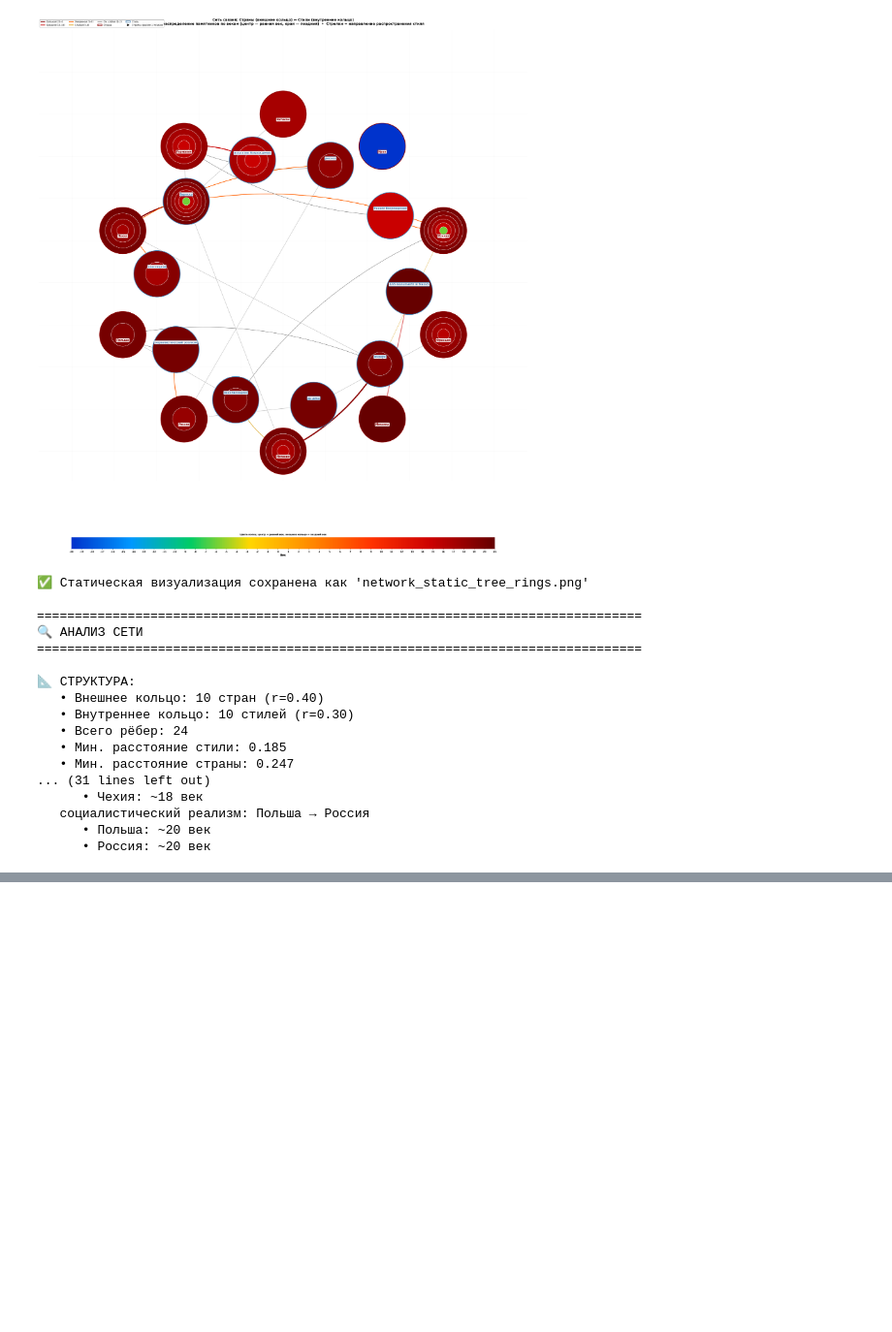
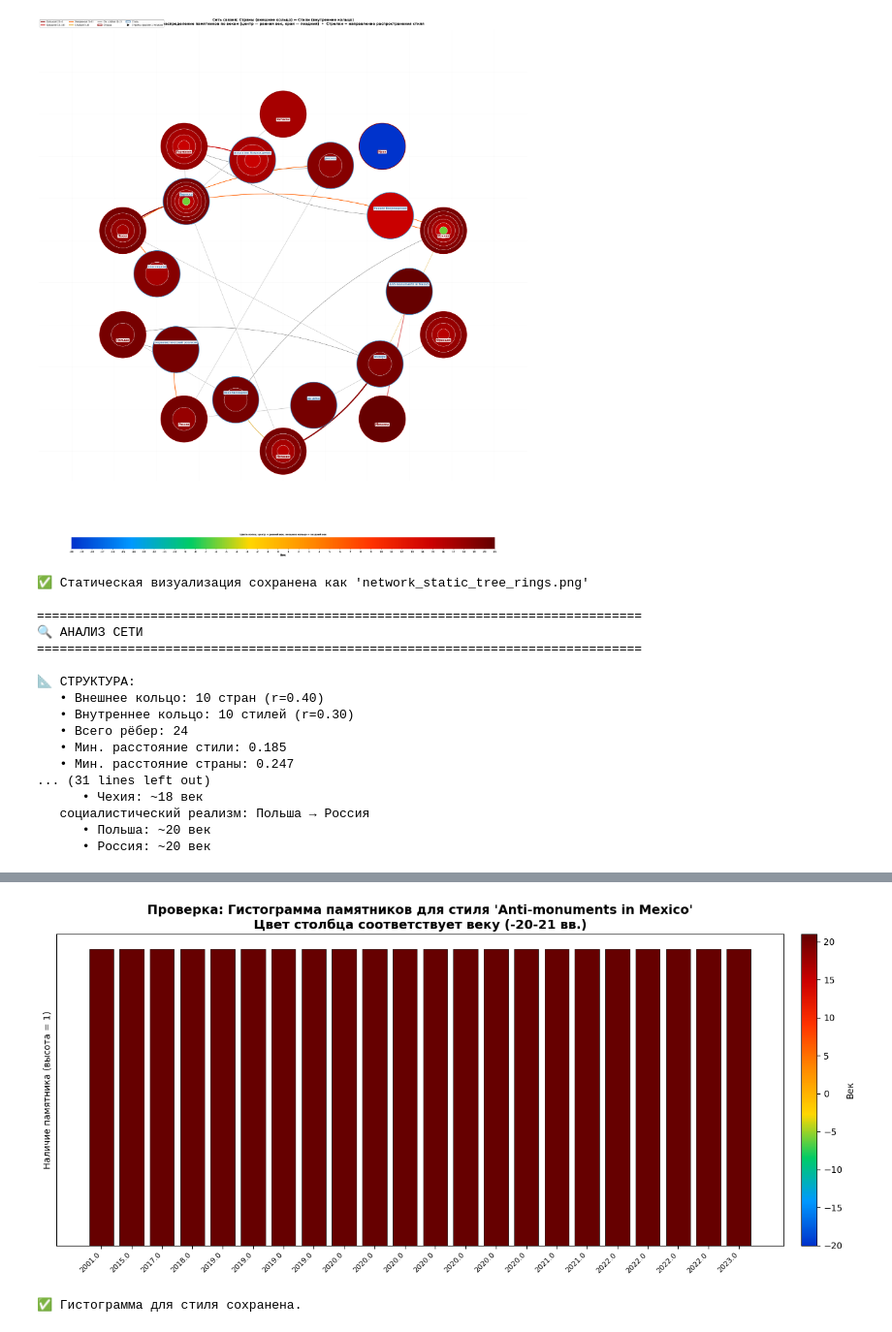
Before and after one commit to dasha3000/python-ai-Evdokimova-Daria, a Jupyter notebook: notebooks/vizu_country_monument_network.ipynb, the cells around one changed output, grey strips where cells are left out. Shown at 97% size. Saved outputs shown, nothing was run; the diff lists cells and outputs as text; code cells hidden in the pictures; blank space fills up the shorter version.

```diff
--- a/notebooks/vizu_country_monument_network.ipynb
+++ b/notebooks/vizu_country_monument_network.ipynb
@@ -1554,0 +1558,78 @@ for style, dir_info in style_directions.items():
+# %%
+# ============================================================
+# ПРОВЕРОЧНЫЙ БЛОК ПО ЗАДАНИЮ:
+# Гистограммы для проверки цветовой шкалы для одного стиля и одной страны
+# ============================================================
+
+import matplotlib.pyplot as plt
+import matplotlib.colors as mcolors
+import pandas as pd
+import numpy as np
+import warnings
+warnings.filterwarnings('ignore')
+
+# Убедимся, что у нас есть данные с датами и определена функция расчета века
+# (Предполагаем, что предыдущие ячейки уже выполнены и переменные,
+# такие как df_dates, extract_century, min_century, max_century, cmap - существуют)
+
+print("\n" + "="*80)
+print("🧪 НАЧИНАЕМ ПРОВЕРКУ: Гистограммы для одной страны и одного стиля")
+print("="*80)
+
+# --------------------------
+# 1. ПРОВЕРКА ДЛЯ СТИЛЯ: Антипамятники Мексики
+# --------------------------
+style_to_check = "Anti-monuments in Mexico" # Используем имя из вашего задания
+
+# Фильтруем данные для этого стиля
+style_data = df_dates[df_dates['style'] == style_to_check].copy()
+
+if not style_data.empty:
+    # Группируем и сортируем по дате
+    dates_sorted = style_data.sort_values(by='date')
+
+    print(f"\n🎨 СТИЛЬ: {style_to_check}")
+    print(f"📊 Всего памятников: {len(dates_sorted)}")
+    print("📅 Даты всех памятников, упорядоченные по времени:")
+    for i, (_, row) in enumerate(dates_sorted.iterrows(), 1):
+        print(f"   {i:3}. Дата: {row['date']:6} | Век: {row['century']:2} | Памятник: {row['monument']}")
+
+    # Строим гистограмму
+    fig, ax = plt.subplots(figsize=(14, 6))
+
+    # Сортируем для графика по году
+    style_data_sorted = style_data.sort_values(by='date')
+
+    # Создаем столбцы: индекс - год, высота - 1
+    years = style_data_sorted['date'].values
+    counts = np.ones(len(years)) # Каждый столбец высотой в 1 памятник
+
+    # Определяем цвета для каждого столбца на основе его века
+    bar_colors = [mcolors.to_hex(cmap((row['century'] - min_century) / (max_century - min_century)))
+                  for _, row in style_data_sorted.iterrows()]
+
+    bars = ax.bar(range(len(years)), counts, color=bar_colors, edgecolor='black', linewidth=0.5)
+
+    # Подписи для оси X
+    ax.set_xticks(range(len(years)))
+    ax.set_xticklabels(years, rotation=45, ha='right', fontsize=8)
+    ax.set_yticks([]) # Убираем ось Y для простоты, т.к. высота всегда 1
+    ax.set_ylabel("Наличие памятника (высота = 1)", fontsize=10)
+
+    ax.set_title(f"Проверка: Гистограмма памятников для стиля '{style_to_check}'\n"
+                 f"Цвет столбца соответствует веку ({min_century}-{max_century} вв.)",
+                 fontsize=14, fontweight='bold')
+
+    # Добавляем цветовую шкалу (colorbar)
+    sm = plt.cm.ScalarMappable(cmap=cmap, norm=plt.Normalize(vmin=min_century, vmax=max_century))
+    sm.set_array([])
+    cbar = plt.colorbar(sm, ax=ax, pad=0.02)
+    cbar.set_label('Век', fontsize=10)
+
+    plt.tight_layout()
+    plt.savefig('histogram_check_style_Antipamyatniki_Mehiko.png', dpi=150, bbox_inches='tight')
+    plt.show()
+    print("✅ Гистограмма для стиля сохранена.")
+else:
+    print(f"❌ Стиль '{style_to_check}' не найден в данных.")
+# %% [output]
@@ -1554,0 +1653,2 @@ for style, dir_info in style_directions.items():
+[figure, added]
+✅ Гистограмма для стиля сохранена.
```
Also changed, not shown: parts of 4 cells of this notebook.
